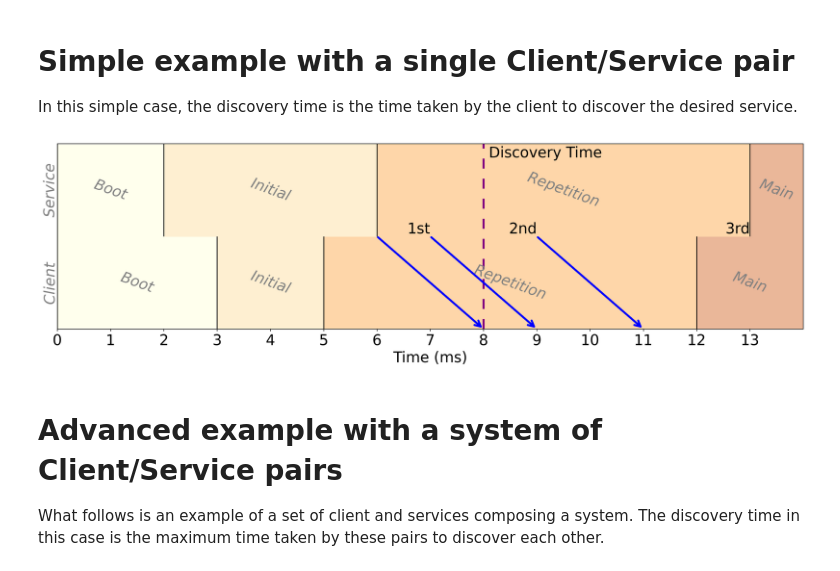
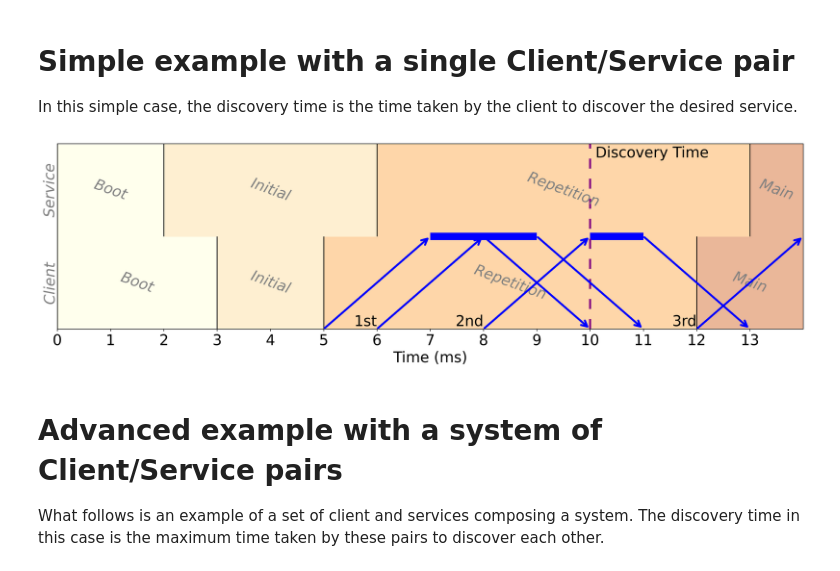
Before and after one commit to Galfurian/someip_timing_analysis, a Jupyter notebook: notebooks/timing_analysis_example.ipynb, the cells around one changed output. Cells and saved outputs as stored; diff of their text form; code cells hidden in the pictures.

```diff
--- a/notebooks/timing_analysis_example.ipynb
+++ b/notebooks/timing_analysis_example.ipynb
@@ -15,28 +15,28 @@ analysis.set_logger_level(logging.ERROR)
 In this simple case, the discovery time is the time taken by the client to discover the desired service.
 # %%
 # Service and client configuration.
-s = Service("Service", boot_del=2, init_del=4, rep_del=1, rep_max=3, cyc_del=2, ans_del=1, offer_mode=True)
-c = Client("Client", boot_del=3, init_del=2, rep_del=1, rep_max=3, find_mode=False)
+s = Service("Service", boot_del=2, init_del=4, rep_del=1, rep_max=3, cyc_del=2, ans_del=1, offer_mode=False)
+c = Client("Client", boot_del=3, init_del=2, rep_del=1, rep_max=3, find_mode=True)
 # List of entities.
 entities = [c, s]
 # Communication delay.
 t_c = 2
 # Adjust the phases.
 adjust_phases(entities)
 # The actual start-up delay.
 t_w = analysis.timing_analysis(s, c, t_c)
 # Setup the plot.
 [fig, ax] = plot_setup(entities, width=20, height=5, fontsize=22)
 # Plot the phases.
 plot_all_phases(ax, entities=entities, palette=light_palette)
 # Plot service messages.
 plot_rep_messages(ax, s, c, t_c, plot_first=True, stop_at_first=False, send_time=False, arrival_time=False, plot_answer=False, plot_index=True)
 plot_cyc_messages(ax, s, c, t_c, plot_first=True, stop_at_first=False, send_time=False, arrival_time=False, plot_answer=False, plot_index=True)
 plot_rep_messages(ax, c, s, t_c, plot_first=True, stop_at_first=False, send_time=False, arrival_time=False, plot_answer=True, plot_index=True)
 # Plot the timing analysis result.
 plot_t_w(t_w, color='purple', label="Discovery Time", ha="left", fontsize=22)
 # %% [output]
-[figure, old version]
+[figure, new version]
 # %% [markdown]
 # Advanced example with a system of Client/Service pairs
 What follows is an example of a set of client and services composing a system. The discovery time in this case is the maximum time taken by these pairs to discover each other.
```
Also changed, not shown: parts of 2 cells of this notebook, 4 other files.
